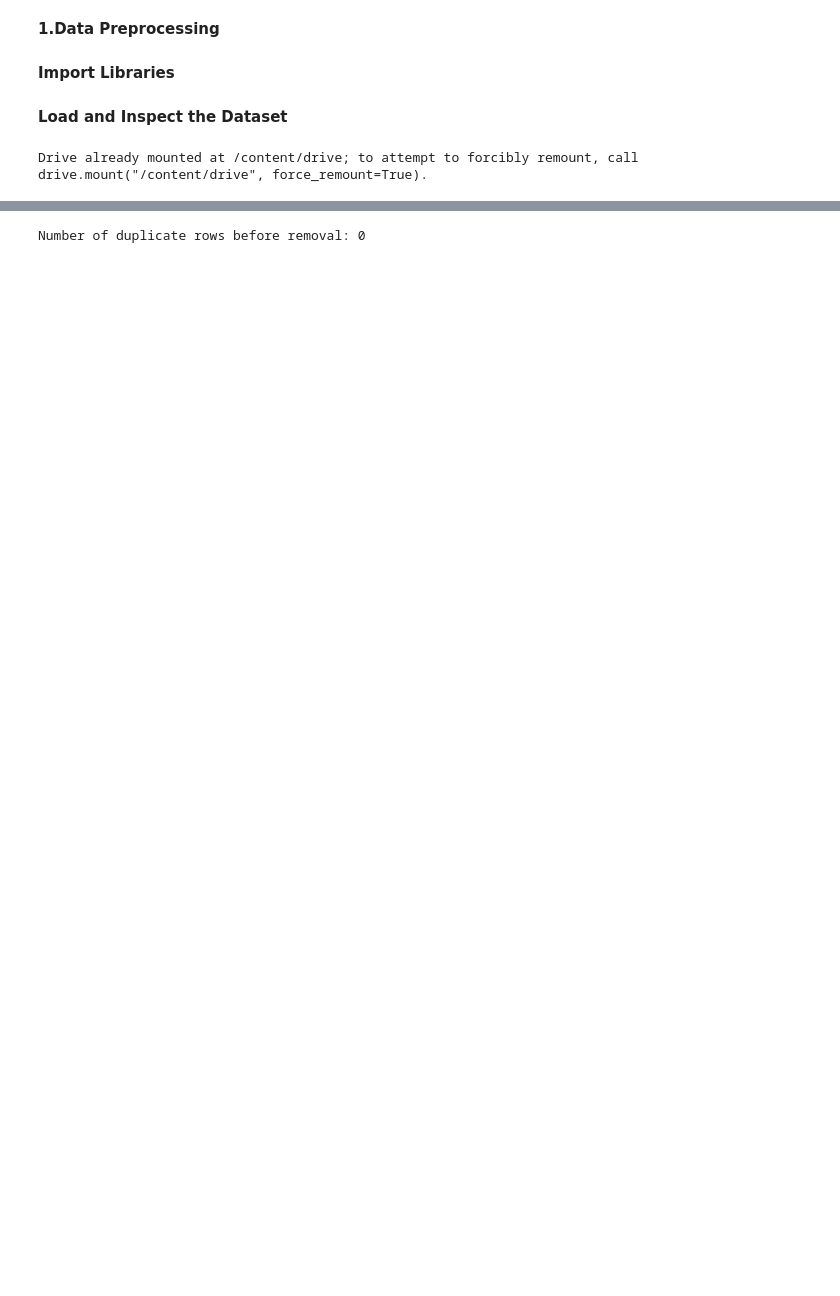
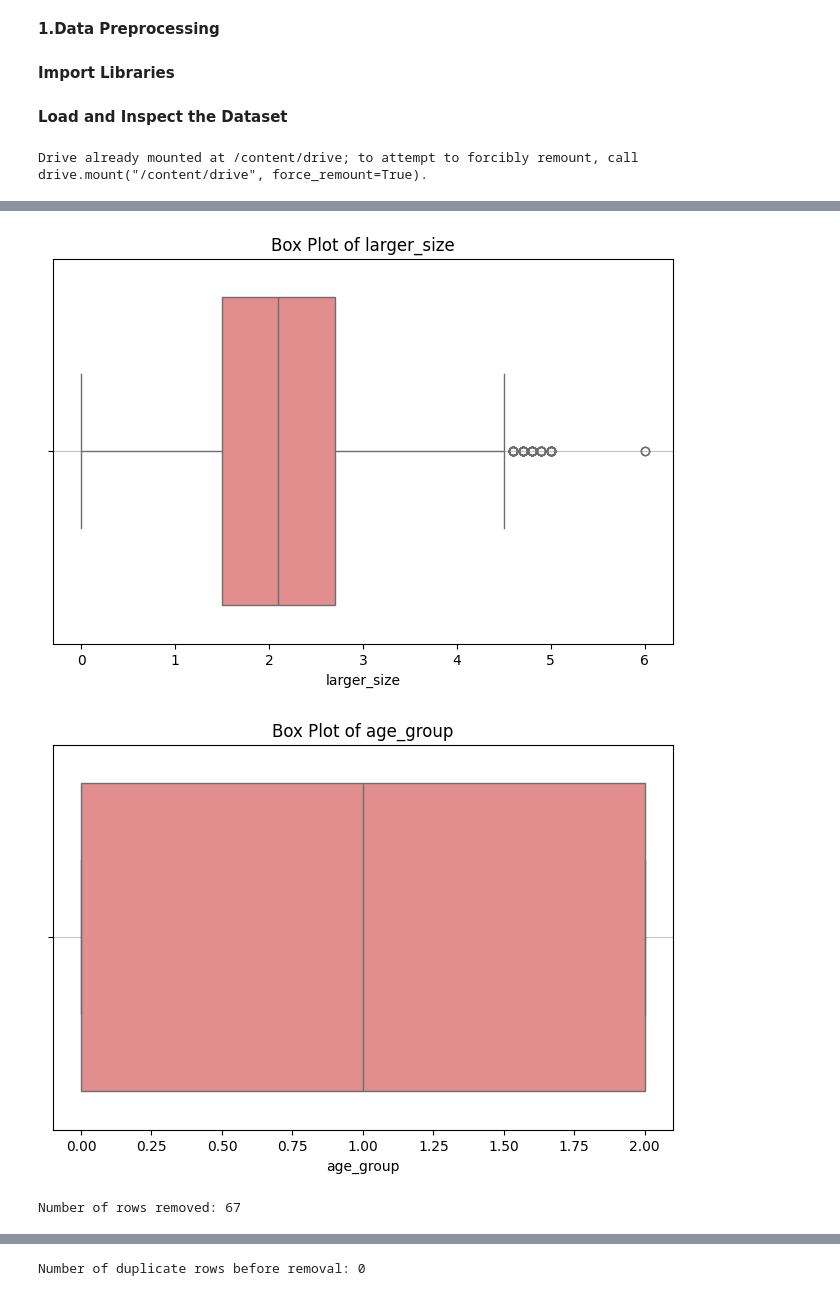
Before and after one commit to tharushaliyanagama/OralCancerEarlyDetection-DSGP, a Jupyter notebook: Text_Data_Analysis.ipynb, the cells around one changed output, grey strips where cells are left out. Cells and saved outputs as stored; diff of their text form; code cells hidden in the pictures; blank space fills up the shorter version.

```diff
--- a/Text_Data_Analysis.ipynb
+++ b/Text_Data_Analysis.ipynb
@@ -78,0 +108,31 @@ First 5 rows:
+# %%
+# Plot box plots for specific numerical variables to identify outliers
+for column in ['larger_size', 'age_group']:
+    if column in data.select_dtypes(include=['number']).columns:
+        plt.figure(figsize=(8, 5))
+        sns.boxplot(data=data, x=column, color='lightcoral')
+        plt.title(f"Box Plot of {column}")
+        plt.xlabel(column)
+        plt.grid(axis='y', alpha=0.75)
+        plt.show()
+# %% [output]
+[figure, added]
+[figure, added]
+# %%
+# Calculate the IQR for the 'larger_size' column
+Q1 = data['larger_size'].quantile(0.25)  # 25th percentile
+Q3 = data['larger_size'].quantile(0.75)  # 75th percentile
+IQR = Q3 - Q1  # Interquartile range
+
+# Define the lower and upper bounds for outliers
+lower_bound = Q1 - 1.5 * IQR
+upper_bound = Q3 + 1.5 * IQR
+
+# Filter the data to exclude outliers
+filtered_data = data[(data['larger_size'] >= lower_bound) & (data['larger_size'] <= upper_bound)]
+
+# Display the number of rows removed
+removed_rows = len(data) - len(filtered_data)
+print(f"Number of rows removed: {removed_rows}")
+# %% [output]
+Number of rows removed: 67
```
Also changed, not shown: parts of 17 cells of this notebook.
